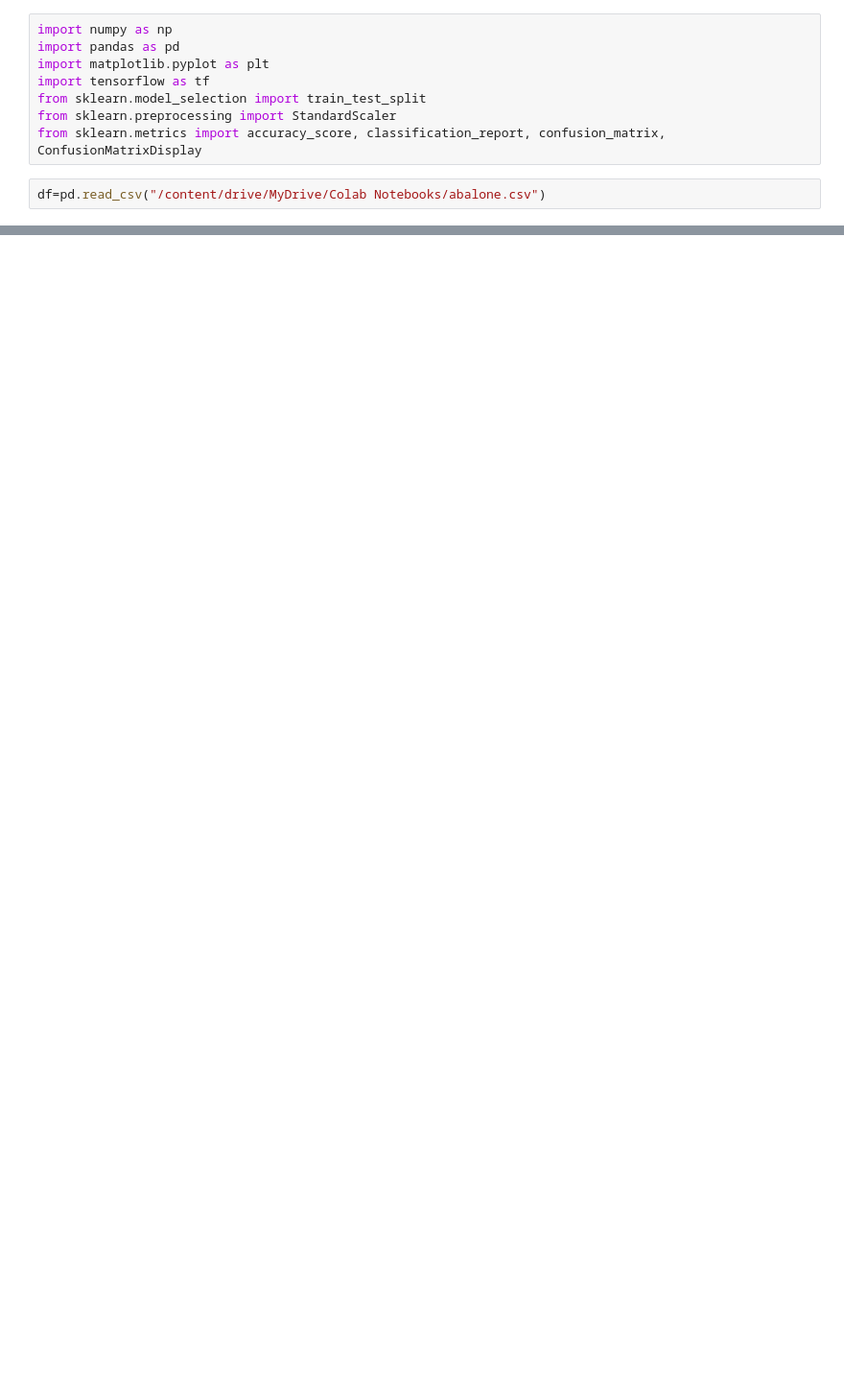
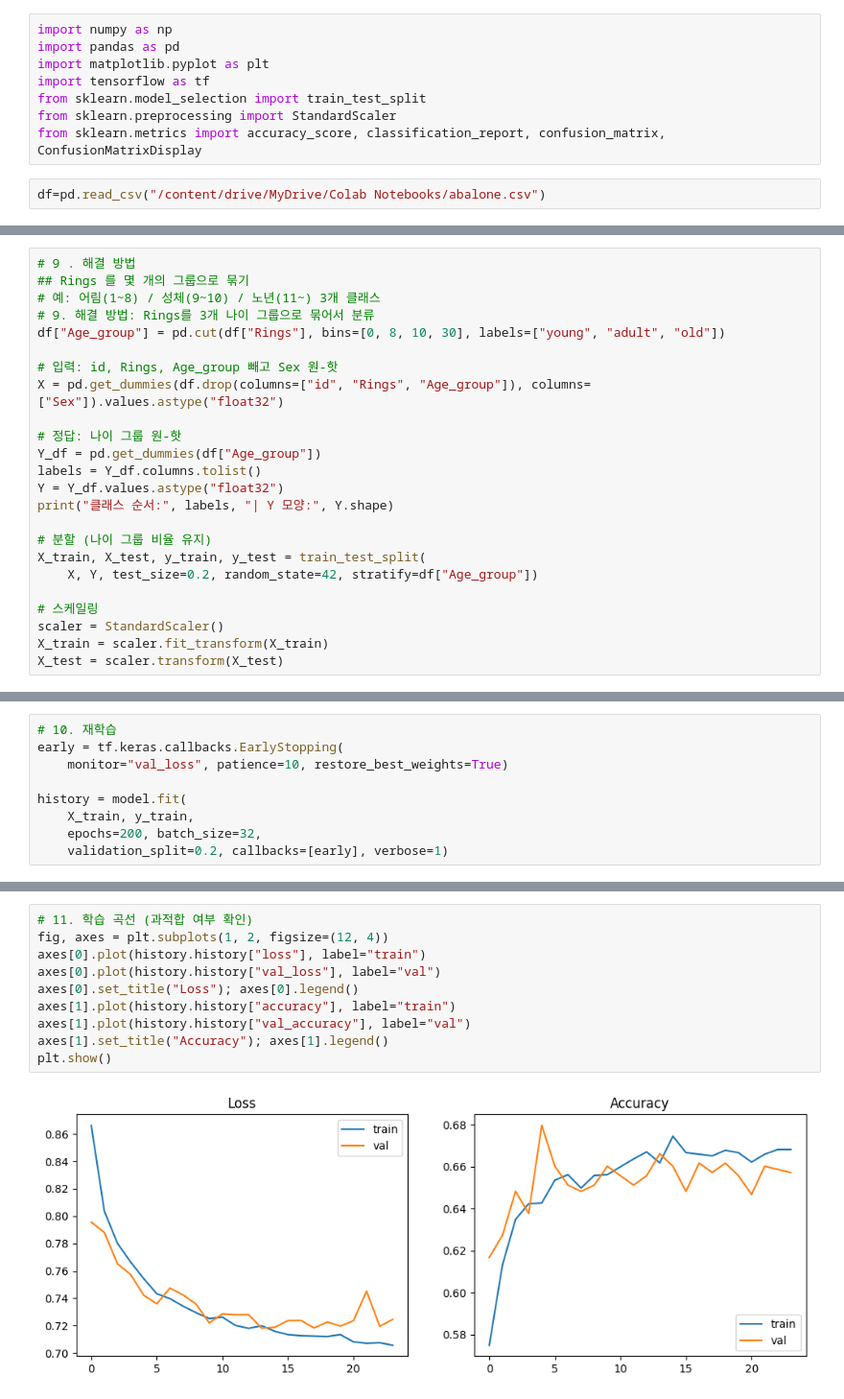
Before and after one commit to ralph-Jung/AI-Class, a Jupyter notebook: 6주차/10_12_abalone_classification.ipynb, the cells around one changed output, grey strips where cells are left out. Shown at 96% size. Cells and saved outputs as stored; diff of their text form; blank space fills up the shorter version.

```diff
--- a/6주차/10_12_abalone_classification.ipynb
+++ b/6주차/10_12_abalone_classification.ipynb
@@ -127,0 +221,24 @@ weighted avg       0.56      0.56      0.56       836
+# %%
+# 9 . 해결 방법
+## Rings 를 몇 개의 그룹으로 묶기
+# 예: 어림(1~8) / 성체(9~10) / 노년(11~) 3개 클래스
+# 9. 해결 방법: Rings를 3개 나이 그룹으로 묶어서 분류
+df["Age_group"] = pd.cut(df["Rings"], bins=[0, 8, 10, 30], labels=["young", "adult", "old"])
+
+# 입력: id, Rings, Age_group 빼고 Sex 원-핫
+X = pd.get_dummies(df.drop(columns=["id", "Rings", "Age_group"]), columns=["Sex"]).values.astype("float32")
+
+# 정답: 나이 그룹 원-핫
+Y_df = pd.get_dummies(df["Age_group"])
+labels = Y_df.columns.tolist()
+Y = Y_df.values.astype("float32")
+print("클래스 순서:", labels, "| Y 모양:", Y.shape)
+
+# 분할 (나이 그룹 비율 유지)
+X_train, X_test, y_train, y_test = train_test_split(
+    X, Y, test_size=0.2, random_state=42, stratify=df["Age_group"])
+
+# 스케일링
+scaler = StandardScaler()
+X_train = scaler.fit_transform(X_train)
+X_test = scaler.transform(X_test)
@@ -127,0 +247,9 @@ weighted avg       0.56      0.56      0.56       836
+# %%
+# 10. 재학습
+early = tf.keras.callbacks.EarlyStopping(
+    monitor="val_loss", patience=10, restore_best_weights=True)
+
+history = model.fit(
+    X_train, y_train,
+    epochs=200, batch_size=32,
+    validation_split=0.2, callbacks=[early], verbose=1)
@@ -127,0 +274,12 @@ weighted avg       0.56      0.56      0.56       836
+# %%
+# 11. 학습 곡선 (과적합 여부 확인)
+fig, axes = plt.subplots(1, 2, figsize=(12, 4))
+axes[0].plot(history.history["loss"], label="train")
+axes[0].plot(history.history["val_loss"], label="val")
+axes[0].set_title("Loss"); axes[0].legend()
+axes[1].plot(history.history["accuracy"], label="train")
+axes[1].plot(history.history["val_accuracy"], label="val")
+axes[1].set_title("Accuracy"); axes[1].legend()
+plt.show()
+# %% [output]
+[figure, added]
```
Also changed, not shown: parts of 14 cells of this notebook.
